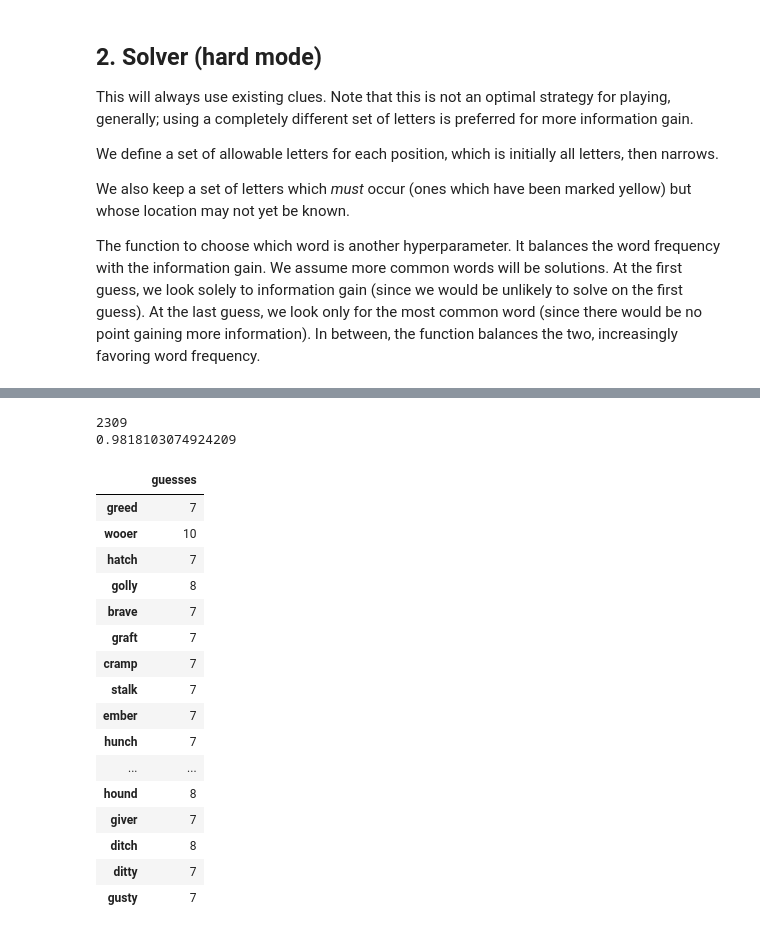
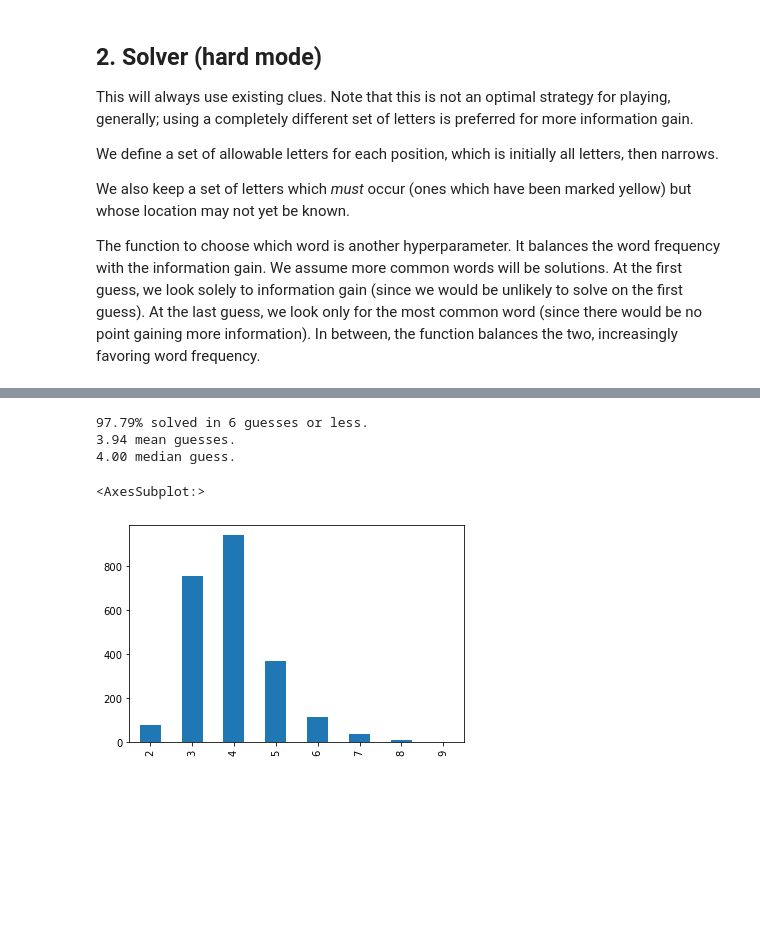
Before and after one commit to juleskuehn/wordle-solver, a Jupyter notebook: wordle-explore.ipynb, the cells around one changed output, grey strips where cells are left out. Drawn from its saved outputs; the diff is of its cells as text; code cells hidden in the pictures; blank space fills up the shorter version.

```diff
--- a/wordle-explore.ipynb
+++ b/wordle-explore.ipynb
@@ -240,16 +245,17 @@ def find_clues_solutions(a, b, guess_num, verbose=False):
 
     # Balance information gain with how common the word is
     # Increasingly favor common words
-    freq_weight = min(0.2 * guess_num, 1)
+    # The scalar in the next line is important. 0.3 is good.
+    freq_weight = min(0.3 * guess_num, 1)
     info_weight = 1 - freq_weight
 
-    ok_words['weighted_score'] = -1 * (ok_words['info_idx'] * info_weight
+    ok_words['weighted_idx'] = (ok_words['info_idx'] * info_weight
                                   + ok_words['freq_idx'] * freq_weight)
-    ok_words = ok_words.sort_values(['weighted_score'], ascending=False)
+    ok_words = ok_words.sort_values(['weighted_idx'], ascending=True)
 
     if verbose == True:
-        print(f'\nWeighted combination (w_info={info_weight}, w_freq={freq_weight}):')
-        print(ok_words[['weighted_score', 'info_idx', 'freq_idx']].head(5))
+        print(f'\nWeighted combination (w_info={info_weight:.1f}, w_freq={freq_weight:.1f}):')
+        print(ok_words[['weighted_idx', 'info_idx', 'freq_idx']].head(5))
 
     if not verbose == 'quiet':
         print('\nRecommended word:')
@@ -264,7 +273,8 @@ verbose = True
 auto_mode = False
 
 # How we sort the "words" dataframe determines which word is considered the "best" guess
-words = words.sort_values(['mega_yellow_score'], ascending=False)
+words = words.sort_values(['combined_score'], ascending=False)
+# Now that we've chosen the metric, a bit of prep for the solver
 words['info_idx'] = range(len(words))
 words['word'] = words.index
 words_array = np.array([np.array([c for c in w]) for w in words.index])
@@ -387,24 +396,15 @@ df['guesses'].value_counts().sort_index().plot.bar()
-# %%
-print(len(df))
-print(1 - len(df.query('(guesses > 6) | (guesses == 0)')) / len(df))
-df.query('guesses > 6')
-# %% [output]
-2309
-0.9818103074924209
-|  | guesses |
-| greed | 7 |
-| wooer | 10 |
-| hatch | 7 |
-| golly | 8 |
-| brave | 7 |
-| graft | 7 |
-| cramp | 7 |
-| stalk | 7 |
-| ember | 7 |
-| hunch | 7 |
-| ... | ... |
-| hound | 8 |
-| giver | 7 |
-| ditch | 8 |
-| ditty | 7 |
-| gusty | 7 |
+# %%
+df = pd.DataFrame(solution_test_results, index=['guesses']).T
+
+p_solved = 1 - len(df.query('(guesses > 6) | (guesses == 0)')) / len(df)
+print(f'{100*p_solved:.2f}% solved in 6 guesses or less.')
+print(f'{df.guesses.mean():.2f} mean guesses.')
+print(f'{df.guesses.median():.2f} median guess.')
+
+df['guesses'].value_counts().sort_index().plot.bar()
+# %% [output]
+97.79% solved in 6 guesses or less.
+3.94 mean guesses.
+4.00 median guess.
+<AxesSubplot:>
+[figure, added]
```
Also changed, not shown: parts of 12 cells of this notebook, 5 other files.
